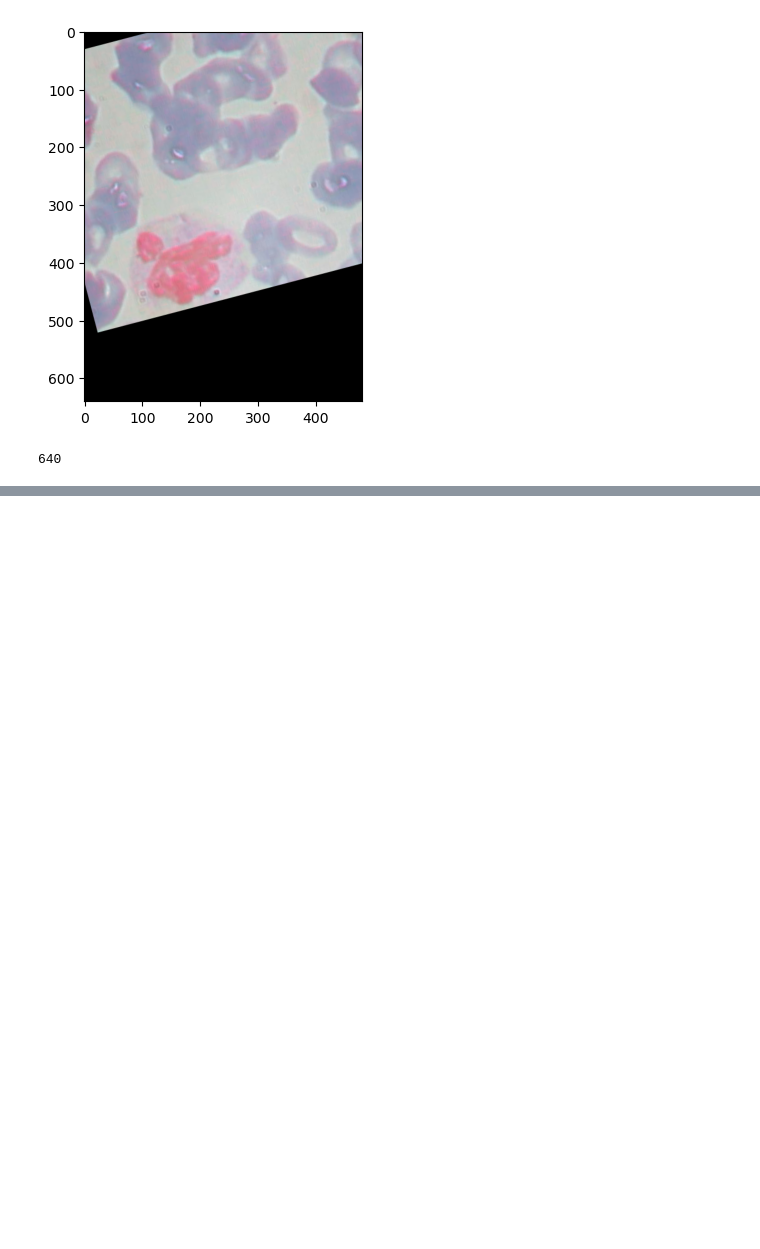
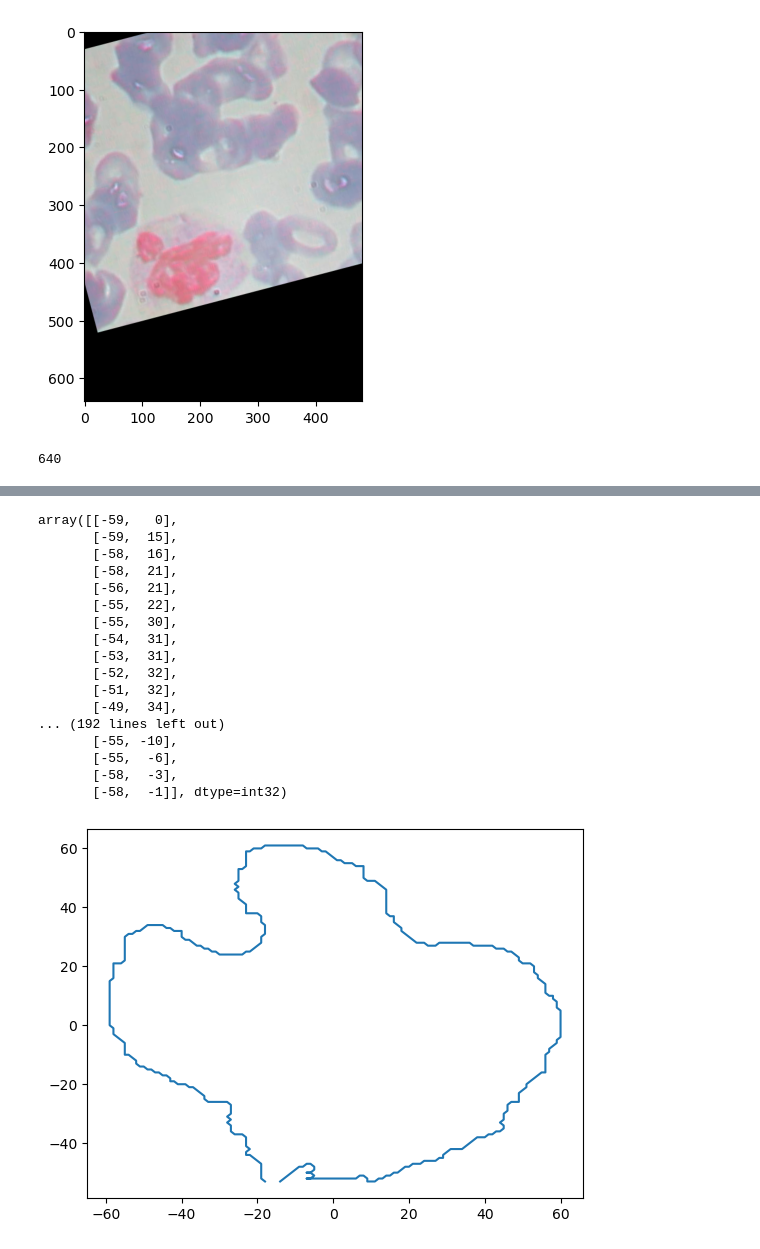
Before and after one commit to jgoett2/Phase3-Project-WBC, a Jupyter notebook: ContourTest1.ipynb, the cells around one changed output, grey strips where cells are left out. Cells and saved outputs as stored; diff of their text form; code cells hidden in the pictures; blank space fills up the shorter version.

```diff
--- a/ContourTest1.ipynb
+++ b/ContourTest1.ipynb
@@ -81,0 +345,13 @@ src.shape[1]
+# %%
+jeff = Contour("Data/RawImgs/BloodImage_00005.jpg")
+jeff.setup_mask()
+jeff.setup_contour()
+jeff.center_contour()
+
+polar = []
+for x in jeff.contour:
+   radius = np.sqrt(x[0]**2 + x[1]**2)
+   angle = np.arccos(x[0]/radius)
+   if x[1] < 0:
+      angle += 2*(3.14 - angle)
+   polar.append([angle,radius])
@@ -81,0 +388,32 @@ src.shape[1]
+# %%
+jeff = Contour("Data/RawImgs/BloodImage_00014.jpg")
+jeff.setup_mask()
+jeff.setup_contour()
+jeff.center_contour()
+jeff.plot_contour()
+min_index = 0
+min_value = 0
+cosines = [x[0]/(np.sqrt(x[0]**2 + x[1]**2)) for x in jeff.contour]
+min_value = min(cosines)
+left_point = cosines.index(min_value)
+
+np.concatenate([jeff.contour[left_point:], jeff.contour[:left_point]])
+# %% [output]
+array([[-59,   0],
+       [-59,  15],
+       [-58,  16],
+       [-58,  21],
+       [-56,  21],
+       [-55,  22],
+       [-55,  30],
+       [-54,  31],
+       [-53,  31],
+       [-52,  32],
+       [-51,  32],
+       [-49,  34],
+... (192 lines left out)
+       [-55, -10],
+       [-55,  -6],
+       [-58,  -3],
+       [-58,  -1]], dtype=int32)
+[figure, added]
```
Also changed, not shown: parts of 18 cells of this notebook.
